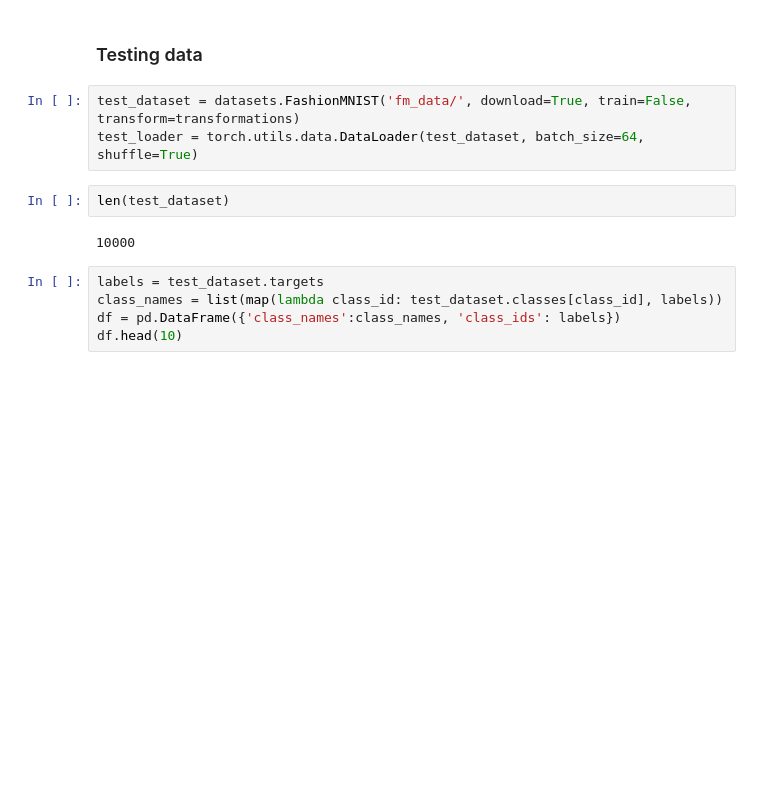
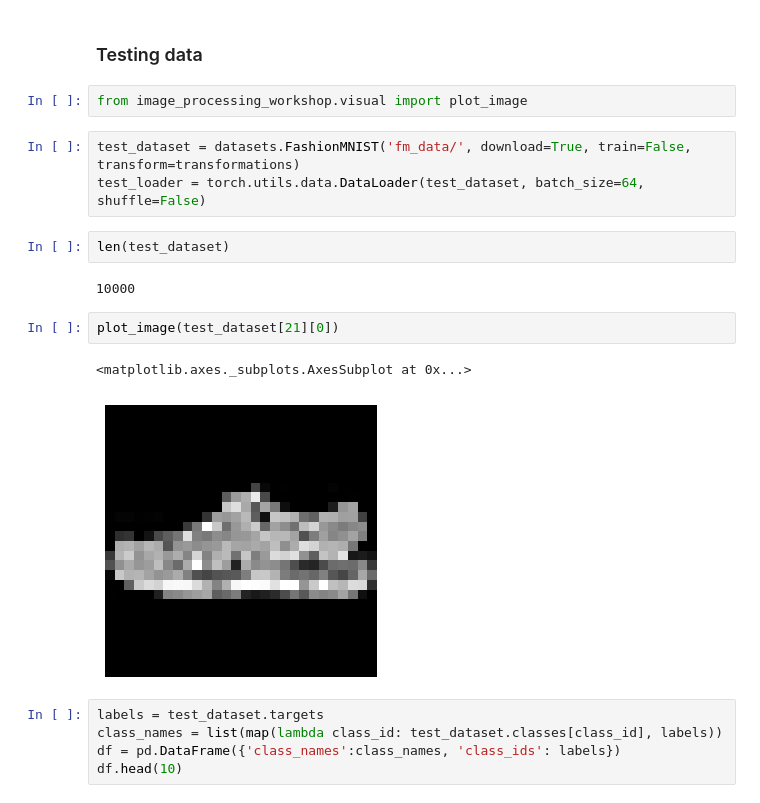
Before and after one commit to mlcollege/image-processing-v2, a Jupyter notebook: notebooks/pytorch_version/2_work_with_pytorch_datasets.ipynb, the cells around one changed output. Saved outputs shown, nothing was run; the diff lists cells and outputs as text; blank space fills up the shorter version.

```diff
--- a/notebooks/pytorch_version/2_work_with_pytorch_datasets.ipynb
+++ b/notebooks/pytorch_version/2_work_with_pytorch_datasets.ipynb
@@ -181,13 +181,20 @@ for img_id in range(100):
 [figure]
 # %% [markdown]
 ### Testing data
+# %%
+from image_processing_workshop.visual import plot_image
 # %%
 test_dataset = datasets.FashionMNIST('fm_data/', download=True, train=False, transform=transformations)
-test_loader = torch.utils.data.DataLoader(test_dataset, batch_size=64, shuffle=True)
+test_loader = torch.utils.data.DataLoader(test_dataset, batch_size=64, shuffle=False)
 # %%
 len(test_dataset)
 # %% [output]
 10000
+# %%
+plot_image(test_dataset[21][0])
+# %% [output]
+<matplotlib.axes._subplots.AxesSubplot at 0x...>
+[figure, added]
 # %%
 labels = test_dataset.targets
 class_names = list(map(lambda class_id: test_dataset.classes[class_id], labels))
```
Also changed, not shown: 3 other files.
